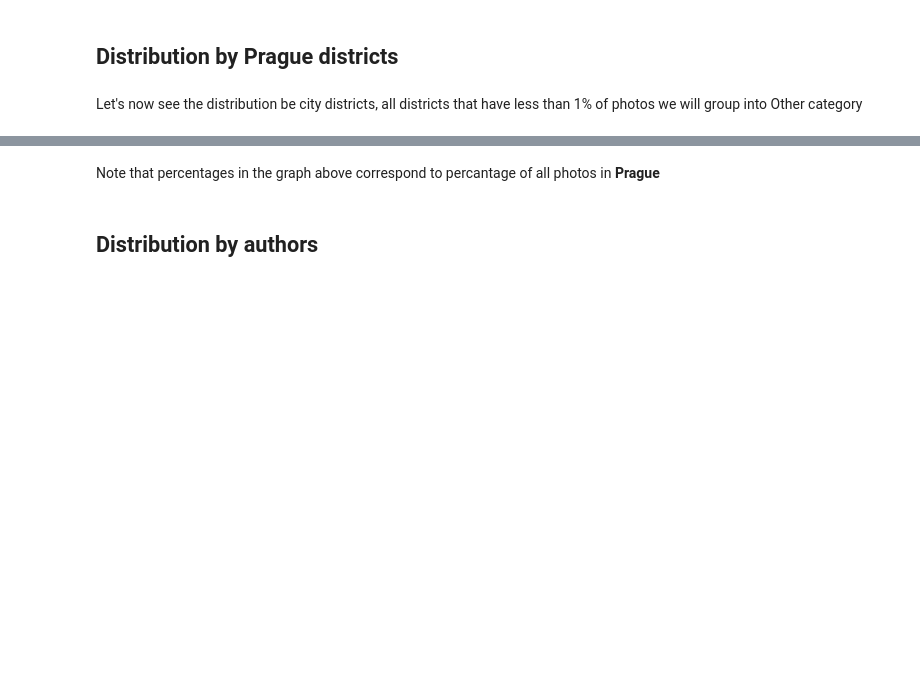
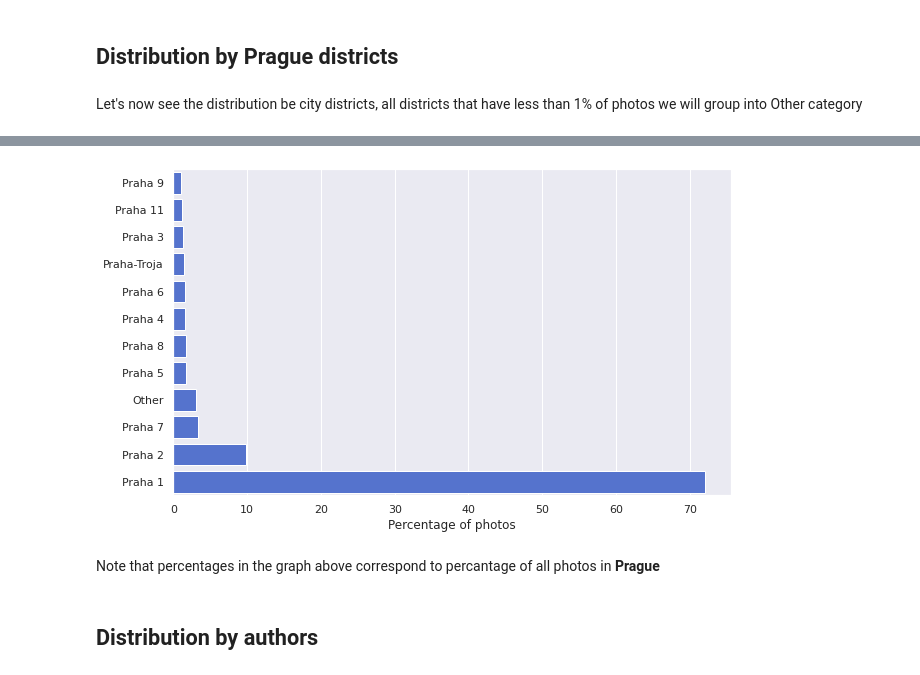
Before and after one commit to ABlack-git/diploma-thesis, a Jupyter notebook: notebooks/data_analysis.ipynb, the cells around one changed output, grey strips where cells are left out. Cells and saved outputs as stored; diff of their text form; code cells hidden in the pictures; blank space fills up the shorter version.

```diff
--- a/notebooks/data_analysis.ipynb
+++ b/notebooks/data_analysis.ipynb
@@ -173,6 +189,8 @@ Let's now see the distribution be city districts, all districts that have less t
 df = pd.read_csv("../output/photos_per_city_part.csv")
 df.loc[df['proportion']<0.01, 'city-part'] ='Other'
 df=df.groupby('city-part').sum().reset_index().sort_values('proportion')
-g=sns.barplot(data=df, x='proportion',y='city-part',color='royalblue')
-g.set(xlabel='Proportion', ylabel='');
+df['percentage'] = df.proportion * 100
+g=sns.barplot(data=df, x='percentage',y='city-part',color='royalblue')
+g.set(xlabel='Percentage of photos', ylabel='');
+g.get_figure().savefig('/home/andrew/Documents/study/thesis/thesis-images/3-dataset/photos_per_prg_districts.eps', format='eps',bbox_inches='tight')
 # %% [output]
@@ -180,3 +197,4 @@ g.set(xlabel='Proportion', ylabel='');
+[figure, added]
 # %% [markdown]
 Note that percentages in the graph above correspond to percantage of all photos in **Prague**
 # %% [markdown]
```
Also changed, not shown: parts of 16 cells of this notebook, 44 other files.
